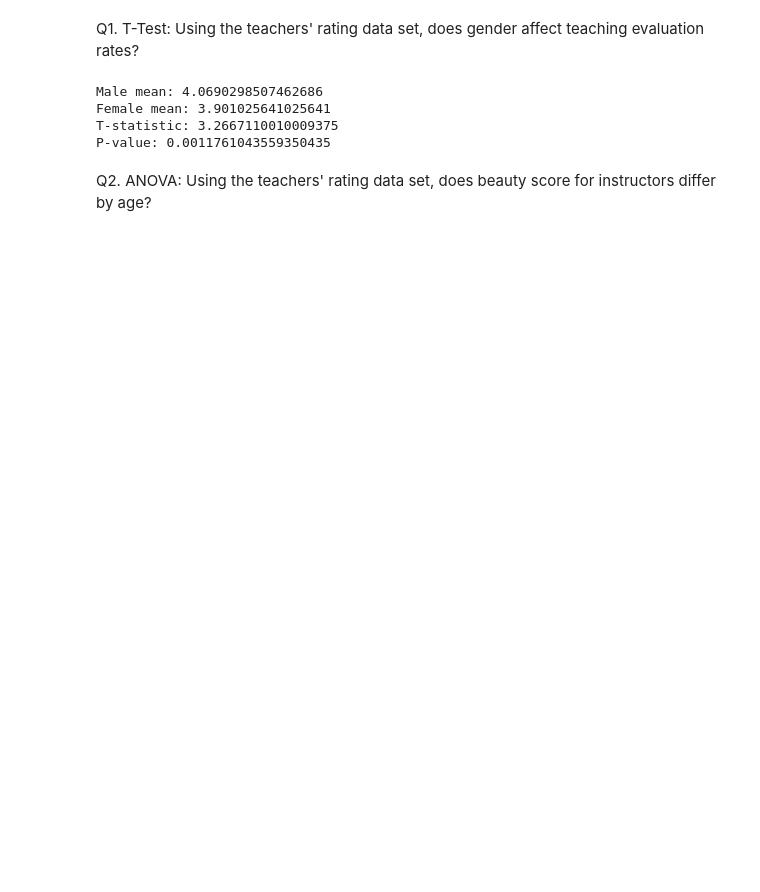
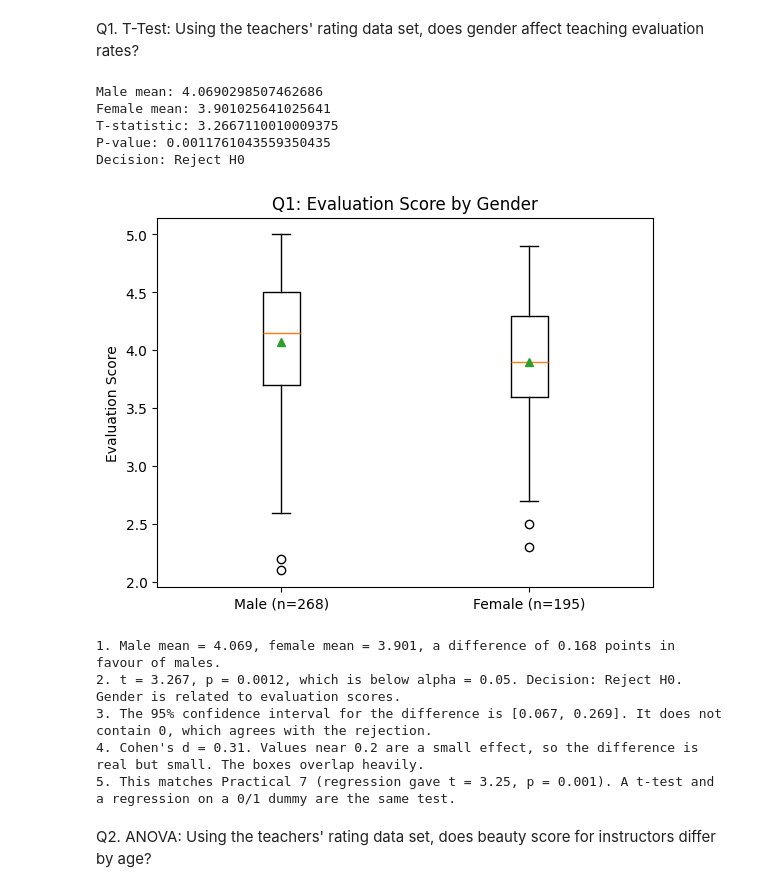
Before and after one commit to Tushar-3512/Data-Science-Practical-, a Jupyter notebook: Practical6.ipynb, the cells around one changed output. Cells and saved outputs as stored; diff of their text form; code cells hidden in the pictures; blank space fills up the shorter version.

```diff
--- a/Practical6.ipynb
+++ b/Practical6.ipynb
@@ -20,19 +22,52 @@ df.head()
 | 4 | 5 | no | 31 | female | more | 1.509794 | 4.4 | upper | yes | yes | 42 | ... |
 # %% [markdown]
 Q1. T-Test: Using the teachers' rating data set, does gender affect teaching evaluation rates?
-# %%
-male = df[df['gender'] == 'male']['eval']
-female = df[df['gender'] == 'female']['eval']
-
-t_stat, p_val = stats.ttest_ind(male, female, equal_var=False)
-print("Male mean:", male.mean())
-print("Female mean:", female.mean())
-print("T-statistic:", t_stat)
-print("P-value:", p_val)
-# %% [output]
-Male mean: 4.0690298507462686
-Female mean: 3.901025641025641
-T-statistic: 3.2667110010009375
-P-value: 0.0011761043559350435
+# %%
+male = df[df['gender'] == 'male']['eval']
+female = df[df['gender'] == 'female']['eval']
+
+t_stat, p_val = stats.ttest_ind(male, female, equal_var=False)   # Welch's t-test
+
+diff = male.mean() - female.mean()
+se = np.sqrt(male.var()/len(male) + female.var()/len(female))
+ci_low, ci_high = diff - 1.96*se, diff + 1.96*se                  # 95% CI for the difference
+pooled_sd = np.sqrt(((len(male)-1)*male.var() + (len(female)-1)*female.var()) / (len(male)+len(female)-2))
+cohen_d = diff / pooled_sd                                         # effect size
+
+alpha = 0.05
+decision = "Reject H0" if p_val < alpha else "Fail to reject H0"
+
+print("Male mean:", male.mean())
+print("Female mean:", female.mean())
+print("T-statistic:", t_stat)
+print("P-value:", p_val)
+print("Decision:", decision)
+
+# Graph: boxplot with means
+plt.boxplot([male, female], showmeans=True)
+plt.xticks([1, 2], [f'Male (n={len(male)})', f'Female (n={len(female)})'])
+plt.ylabel("Evaluation Score")
+plt.title("Q1: Evaluation Score by Gender")
+plt.show()
+
+print(f"""
+1. Male mean = {male.mean():.3f}, female mean = {female.mean():.3f}, a difference of {diff:.3f} points in favour of males.
+2. t = {t_stat:.3f}, p = {p_val:.4f}, which is below alpha = {alpha}. Decision: {decision}. Gender is related to evaluation scores.
+3. The 95% confidence interval for the difference is [{ci_low:.3f}, {ci_high:.3f}]. It does not contain 0, which agrees with the rejection.
+4. Cohen's d = {cohen_d:.2f}. Values near 0.2 are a small effect, so the difference is real but small. The boxes overlap heavily.
+5. This matches Practical 7 (regression gave t = 3.25, p = 0.001). A t-test and a regression on a 0/1 dummy are the same test.
+""")
+# %% [output]
+Male mean: 4.0690298507462686
+Female mean: 3.901025641025641
+T-statistic: 3.2667110010009375
+P-value: 0.0011761043559350435
+Decision: Reject H0
+[figure, added]
+1. Male mean = 4.069, female mean = 3.901, a difference of 0.168 points in favour of males.
+2. t = 3.267, p = 0.0012, which is below alpha = 0.05. Decision: Reject H0. Gender is related to evaluation scores.
+3. The 95% confidence interval for the difference is [0.067, 0.269]. It does not contain 0, which agrees with the rejection.
+4. Cohen's d = 0.31. Values near 0.2 are a small effect, so the difference is real but small. The boxes overlap heavily.
+5. This matches Practical 7 (regression gave t = 3.25, p = 0.001). A t-test and a regression on a 0/1 dummy are the same test.
 # %% [markdown]
 Q2. ANOVA: Using the teachers' rating data set, does beauty score for instructors differ by age?
```
Also changed, not shown: parts of 8 cells of this notebook.
